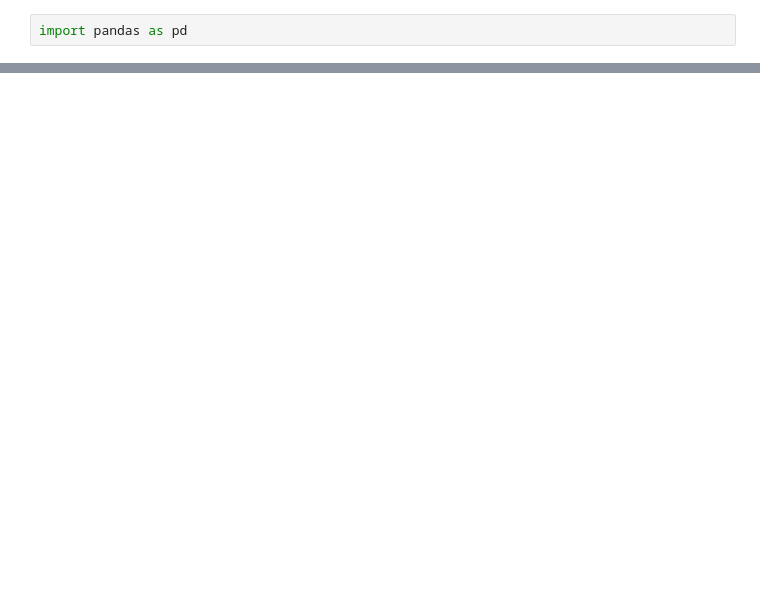
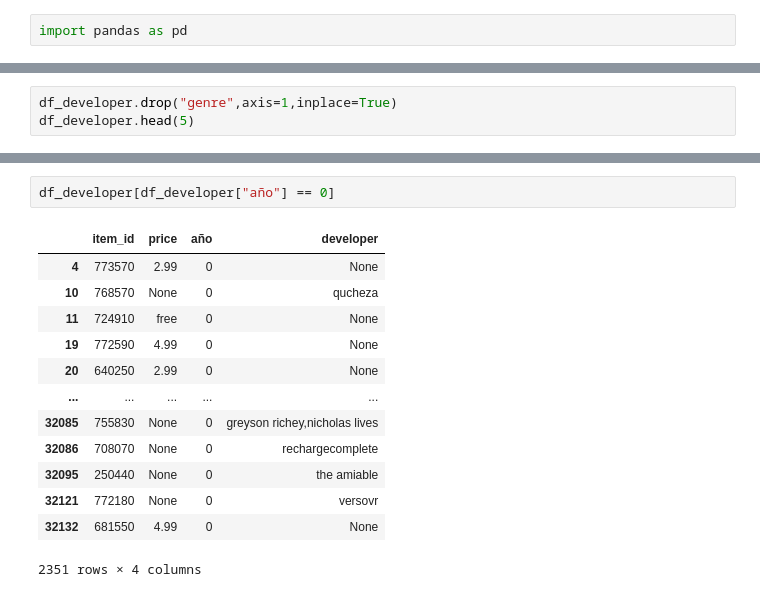
Before and after one commit to MaxiLizarraga/Sistema_de_recomendacion_Steam, a Jupyter notebook: ETL/Diseño_Endpoints.ipynb, the cells around one changed output, grey strips where cells are left out. Cells and saved outputs as stored; diff of their text form; blank space fills up the shorter version.

```diff
--- a/ETL/Diseño_Endpoints.ipynb
+++ b/ETL/Diseño_Endpoints.ipynb
@@ -24,0 +217,3 @@ df_reviews
+# %%
+df_developer.drop("genre",axis=1,inplace=True)
+df_developer.head(5)
@@ -24,0 +238,16 @@ df_reviews
+# %%
+df_developer[df_developer["año"] == 0]
+# %% [output]
+|  | item_id | price | año | developer |
+| 4 | 773570 | 2.99 | 0 | None |
+| 10 | 768570 | None | 0 | qucheza |
+| 11 | 724910 | free | 0 | None |
+| 19 | 772590 | 4.99 | 0 | None |
+| 20 | 640250 | 2.99 | 0 | None |
+| ... | ... | ... | ... | ... |
+| 32085 | 755830 | None | 0 | greyson richey,nicholas lives |
+| 32086 | 708070 | None | 0 | rechargecomplete |
+| 32095 | 250440 | None | 0 | the amiable |
+| 32121 | 772180 | None | 0 | versovr |
+| 32132 | 681550 | 4.99 | 0 | None |
+2351 rows × 4 columns
```
Also changed, not shown: parts of 116 cells of this notebook, 6 other files.
